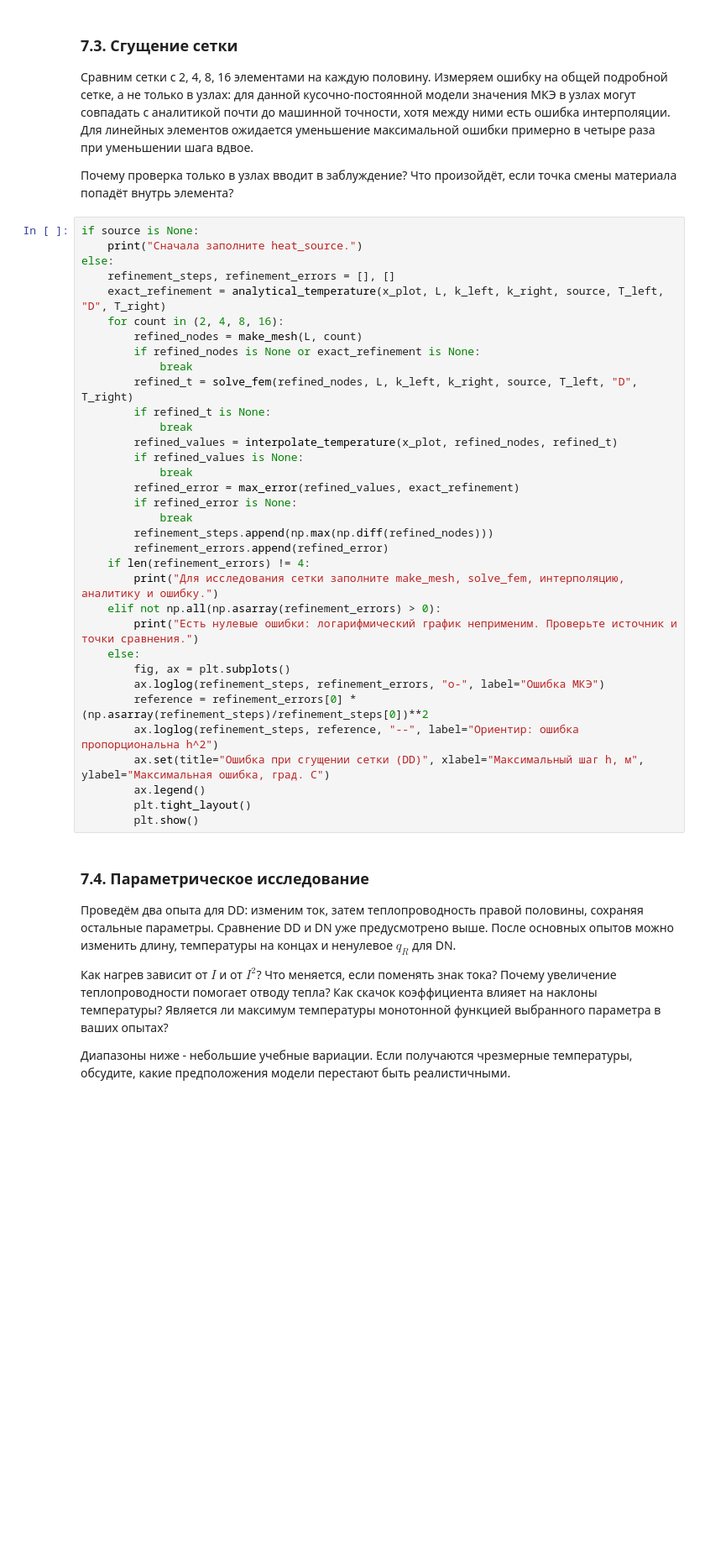
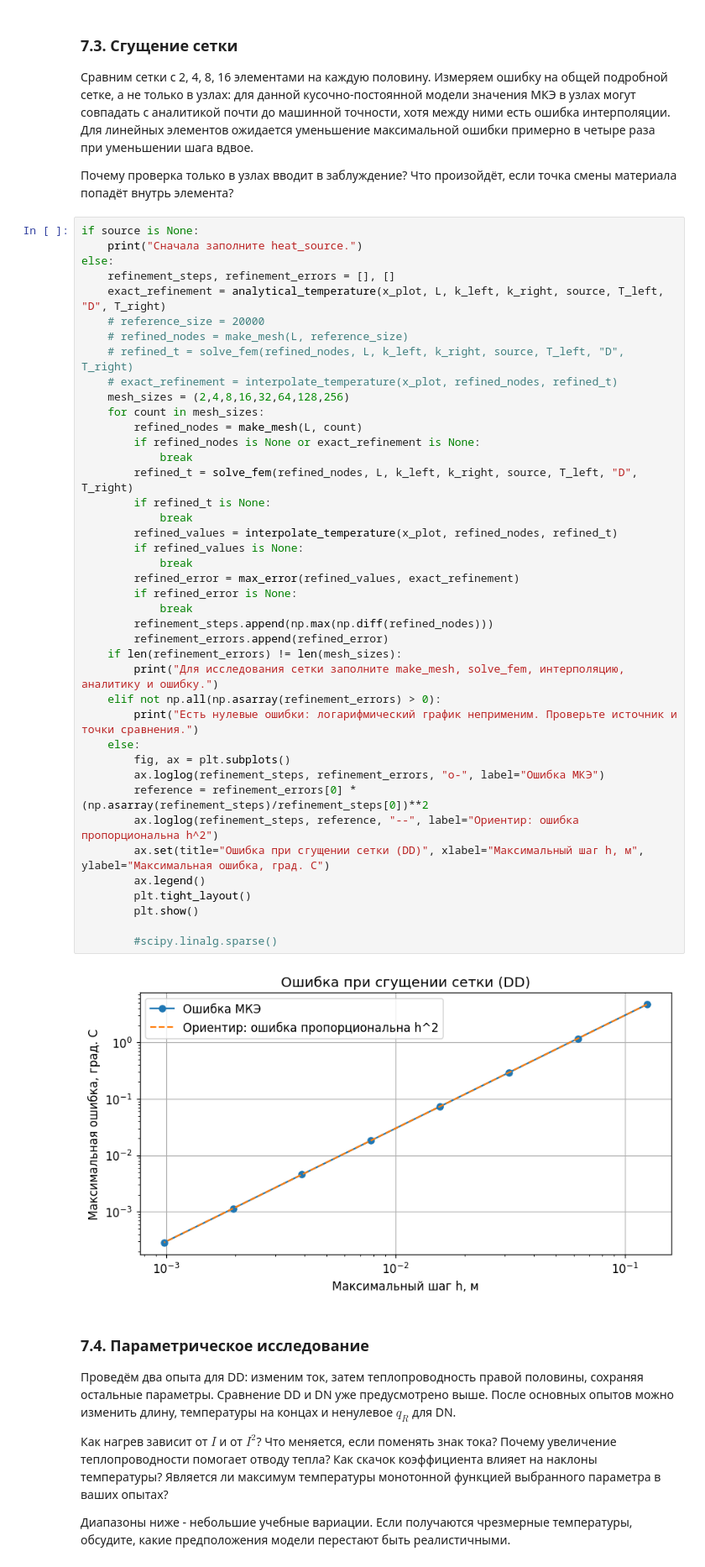
Before and after one commit to MalVA0710/FEM, a Jupyter notebook: FEMTask_Vlad.ipynb, the cells around one changed output. Shown at 84% size. Drawn from its saved outputs; the diff is of its cells as text; blank space fills up the shorter version.

```diff
--- a/FEMTask_Vlad.ipynb
+++ b/FEMTask_Vlad.ipynb
@@ -533,35 +625,44 @@ if source is None:
     print("Сначала заполните heat_source.")
 else:
     refinement_steps, refinement_errors = [], []
     exact_refinement = analytical_temperature(x_plot, L, k_left, k_right, source, T_left, "D", T_right)
-    for count in (2, 4, 8, 16):
+    # reference_size = 20000
+    # refined_nodes = make_mesh(L, reference_size)
+    # refined_t = solve_fem(refined_nodes, L, k_left, k_right, source, T_left, "D", T_right)
+    # exact_refinement = interpolate_temperature(x_plot, refined_nodes, refined_t)
+    mesh_sizes = (2,4,8,16,32,64,128,256)
+    for count in mesh_sizes:
         refined_nodes = make_mesh(L, count)
         if refined_nodes is None or exact_refinement is None:
             break
         refined_t = solve_fem(refined_nodes, L, k_left, k_right, source, T_left, "D", T_right)
         if refined_t is None:
             break
         refined_values = interpolate_temperature(x_plot, refined_nodes, refined_t)
         if refined_values is None:
             break
         refined_error = max_error(refined_values, exact_refinement)
         if refined_error is None:
             break
         refinement_steps.append(np.max(np.diff(refined_nodes)))
         refinement_errors.append(refined_error)
-    if len(refinement_errors) != 4:
+    if len(refinement_errors) != len(mesh_sizes):
         print("Для исследования сетки заполните make_mesh, solve_fem, интерполяцию, аналитику и ошибку.")
     elif not np.all(np.asarray(refinement_errors) > 0):
         print("Есть нулевые ошибки: логарифмический график неприменим. Проверьте источник и точки сравнения.")
     else:
         fig, ax = plt.subplots()
         ax.loglog(refinement_steps, refinement_errors, "o-", label="Ошибка МКЭ")
         reference = refinement_errors[0] * (np.asarray(refinement_steps)/refinement_steps[0])**2
         ax.loglog(refinement_steps, reference, "--", label="Ориентир: ошибка пропорциональна h^2")
         ax.set(title="Ошибка при сгущении сетки (DD)", xlabel="Максимальный шаг h, м", ylabel="Максимальная ошибка, град. C")
         ax.legend()
         plt.tight_layout()
         plt.show()
+
+        #scipy.linalg.sparse()
+# %% [output]
+[figure, added]
 # %% [markdown]
 ### 7.4. Параметрическое исследование
 
```
Also changed, not shown: parts of 11 cells of this notebook, 2 other files.
